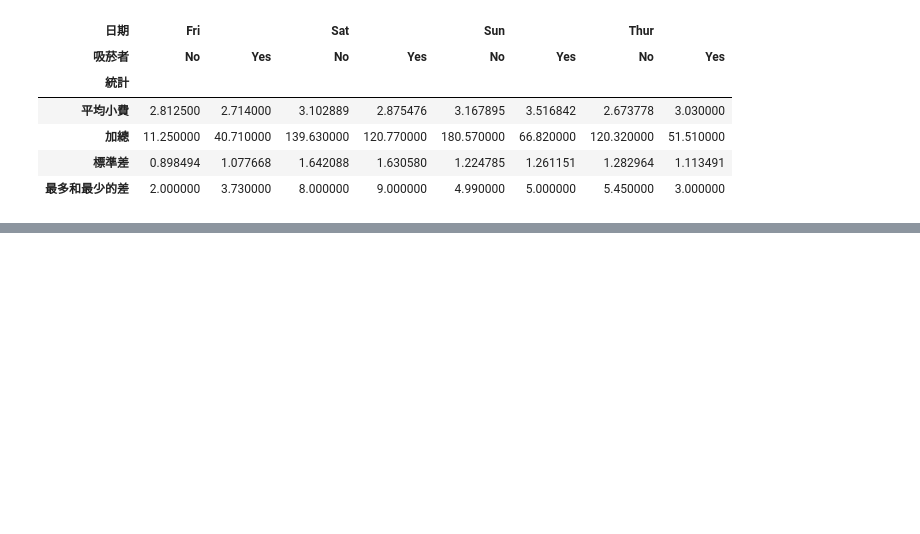
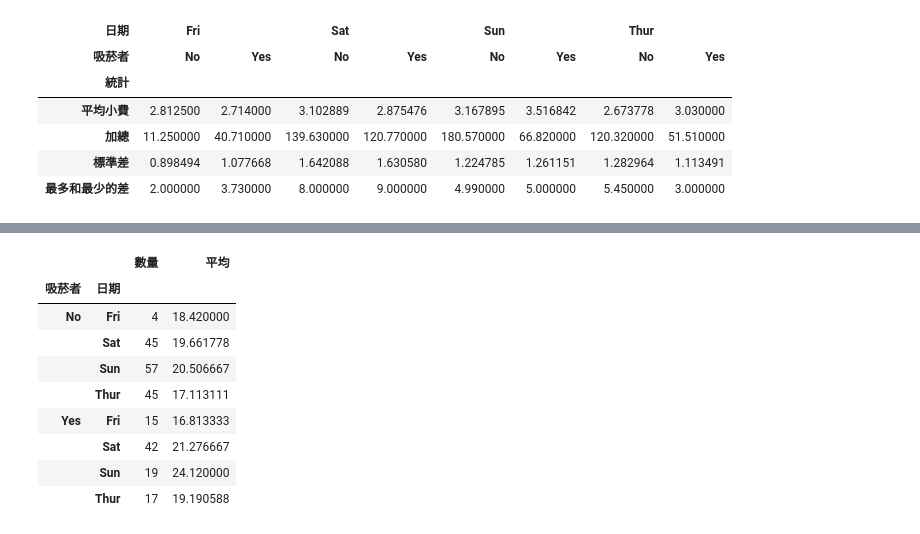
Before and after one commit to Allan2889/python, a Jupyter notebook: lesson20/lesson20_3.ipynb, the cells around one changed output, grey strips where cells are left out. Saved outputs shown, nothing was run; the diff lists cells and outputs as text; code cells hidden in the pictures; blank space fills up the shorter version.

```diff
--- a/lesson20/lesson20_3.ipynb
+++ b/lesson20/lesson20_3.ipynb
@@ -127,0 +159,14 @@ tips_df2.T
+# %%
+tips_df3['總票價']
+tips_df3['總票價'][['數量','平均']]
+# %% [output]
+|  |  | 數量 | 平均 |
+| 吸菸者 | 日期 |  |  |
+| No | Fri | 4 | 18.420000 |
+|  | Sat | 45 | 19.661778 |
+|  | Sun | 57 | 20.506667 |
+|  | Thur | 45 | 17.113111 |
+| Yes | Fri | 15 | 16.813333 |
+|  | Sat | 42 | 21.276667 |
+|  | Sun | 19 | 24.120000 |
+|  | Thur | 17 | 19.190588 |
```
Also changed, not shown: parts of 2 cells of this notebook.
